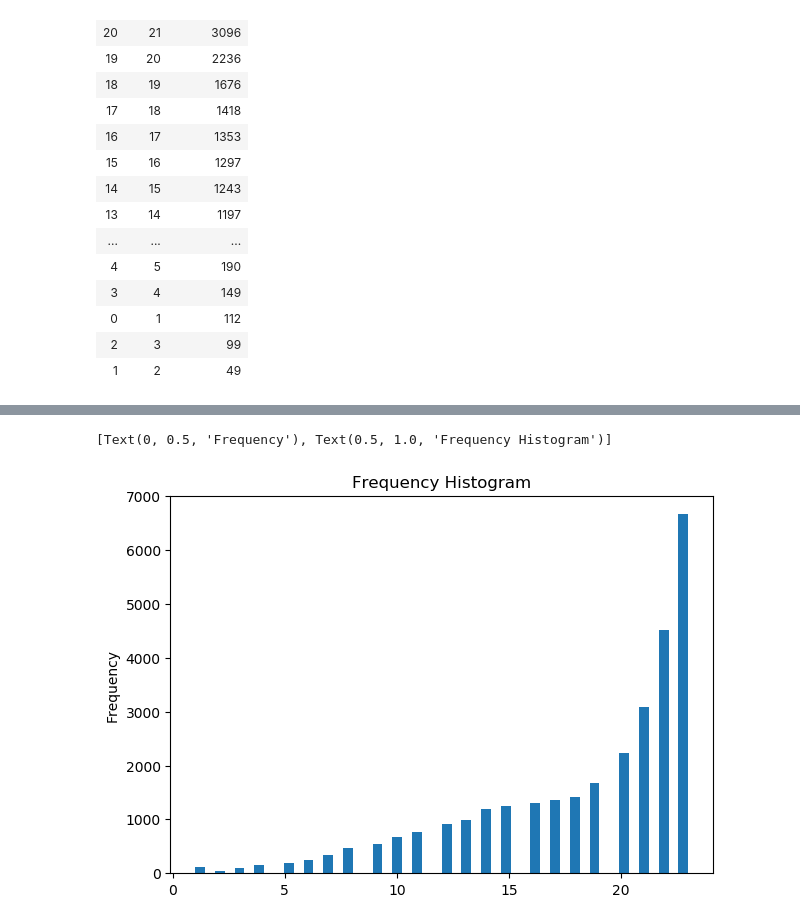
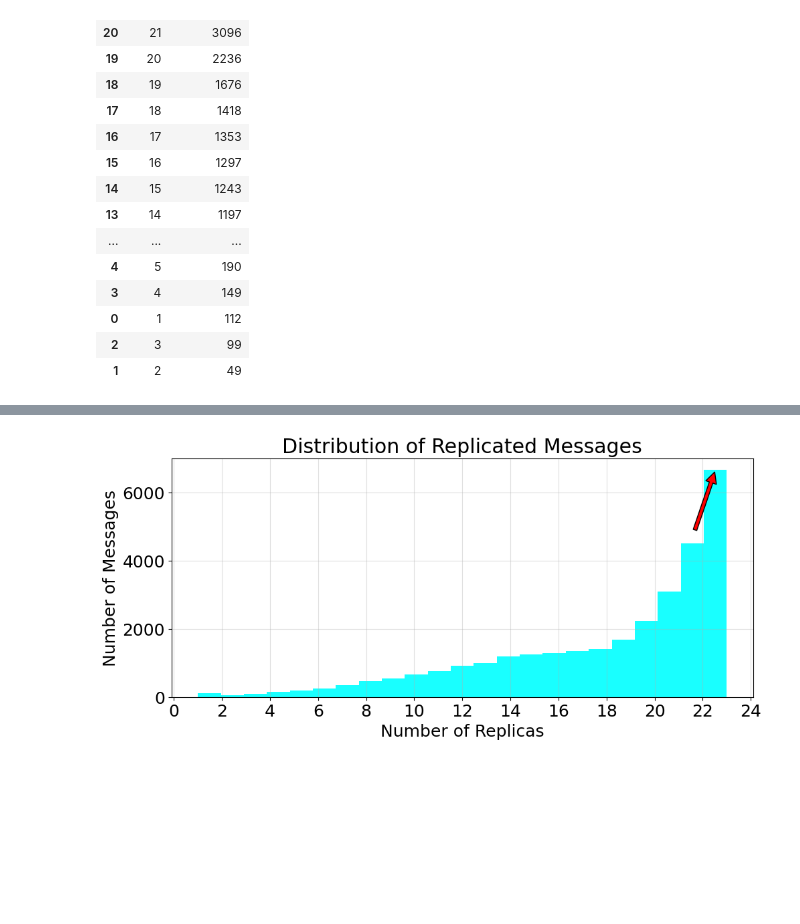
Before and after one commit to FlavScheidt/gossip_data, a Jupyter notebook: src/pandas/VanillaGeneral.ipynb, the cells around one changed output, grey strips where cells are left out. Saved outputs shown, nothing was run; the diff lists cells and outputs as text; code cells hidden in the pictures; blank space fills up the shorter version.

```diff
--- a/src/pandas/VanillaGeneral.ipynb
+++ b/src/pandas/VanillaGeneral.ipynb
@@ -167,11 +171,35 @@ fig = percPlotPie.get_figure()
-# %%
-#Histogram
-hist = dupsCount['dups']
-# dups.head(5)
-
-plt.rcParams.update({'figure.figsize':(7,5), 'figure.dpi':100})
-plt.hist(hist, bins=50)
-plt.gca().set(title='Frequency Histogram', ylabel='Frequency')
-# %% [output]
-[Text(0, 0.5, 'Frequency'), Text(0.5, 1.0, 'Frequency Histogram')]
-[figure, removed]
+# %%
+#Histogram
+hist = dupsCount['dups']
+# dups.head(5)
+
+plt.style.use('seaborn-deep')
+kwargs = dict(color=['cyan'], alpha=0.9, bins=23)#, density=True)
+
+fig, ax = plt.subplots(constrained_layout=False)
+ax.grid(alpha=0.4)
+
+fig.tight_layout()
+fig.subplots_adjust(left=0.19, bottom=0.09, right=0.98, top=0.92, wspace=0.17, hspace=0.17)
+
+plt.gca().set(title='Distribution of Replicated Messages', ylabel='Number of Messages', xlabel="Number of Replicas")
+
+ax.annotate('', xy=(22.5, 6610),  xycoords='data',
+            xytext=(0.9, 0.7), textcoords='axes fraction',
+            arrowprops=dict(facecolor='red', shrink=2),
+            horizontalalignment='left', verticalalignment='top',
+            )
+
+plt.rcParams.update({'font.size': 18})
+fig.set_size_inches(11, 4.3)
+
+plt.gca().xaxis.set_major_locator(ticker.MultipleLocator(2))
+
+plt.hist(hist, **kwargs)
+
+
+
+
+fig.savefig('/home/flav/gossip/gossip_data/figures/DuplicatesVanillaGDensity.pdf', format='pdf', facecolor='white', edgecolor='none', bbox_inches='tight')
+# %% [output]
+[figure, added]
```
Also changed, not shown: parts of 4 cells of this notebook, 8 other files.
